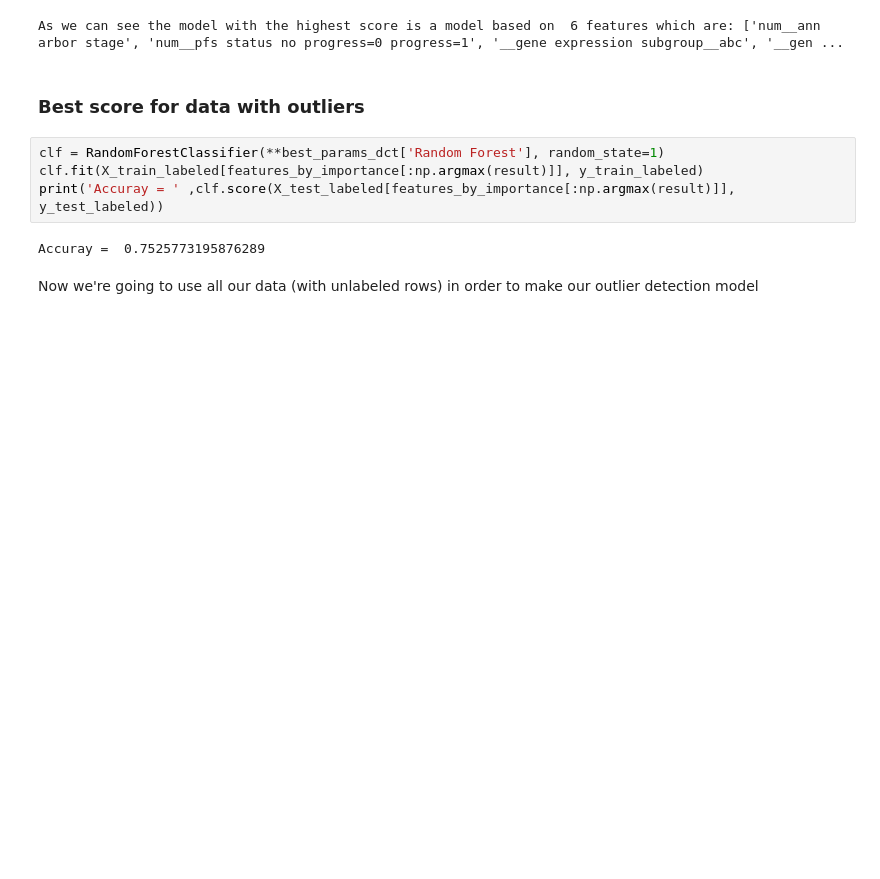
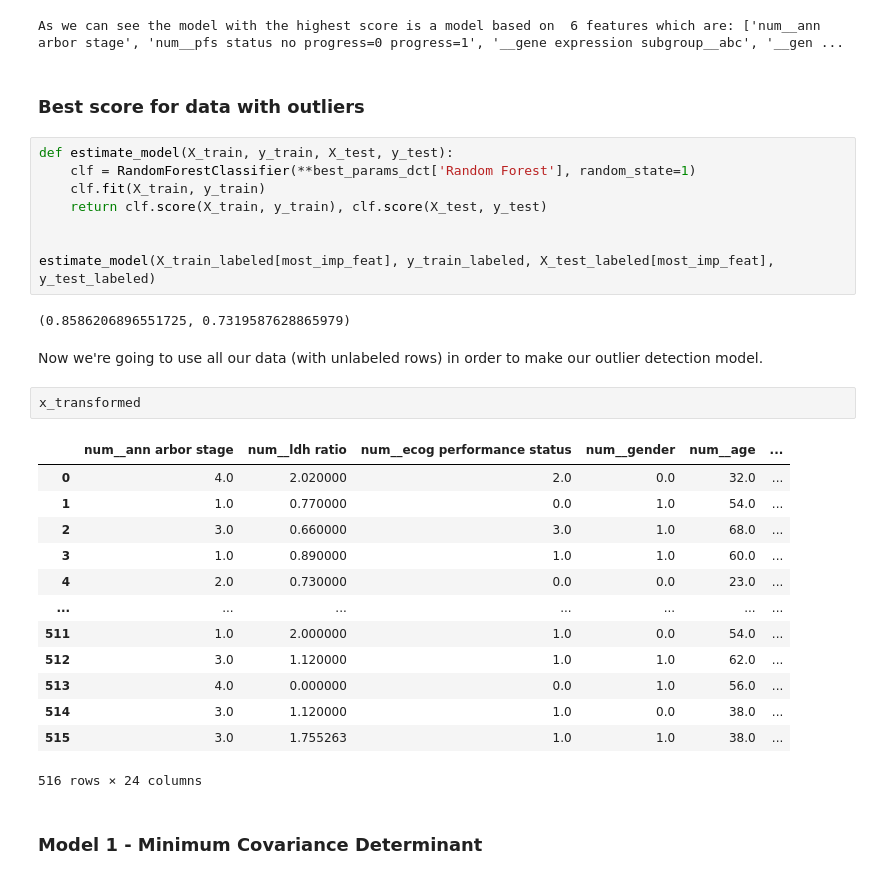
Before and after one commit to tamarshnirer/Anomality_Detection_in_Lymphoma_Patients, a Jupyter notebook: Untitled.ipynb, the cells around one changed output. Drawn from its saved outputs; the diff is of its cells as text; blank space fills up the shorter version.

```diff
--- a/Untitled.ipynb
+++ b/Untitled.ipynb
@@ -1042,10 +1050,32 @@ As we can see the model with the highest score is a model based on  6 features w
 # %% [markdown]
 ### Best score for data with outliers
 # %%
-clf = RandomForestClassifier(**best_params_dct['Random Forest'], random_state=1)
-clf.fit(X_train_labeled[features_by_importance[:np.argmax(result)]], y_train_labeled)
-print('Accuray = ' ,clf.score(X_test_labeled[features_by_importance[:np.argmax(result)]], y_test_labeled))
+def estimate_model(X_train, y_train, X_test, y_test):
+    clf = RandomForestClassifier(**best_params_dct['Random Forest'], random_state=1)
+    clf.fit(X_train, y_train)
+    return clf.score(X_train, y_train), clf.score(X_test, y_test)
+
+
+estimate_model(X_train_labeled[most_imp_feat], y_train_labeled, X_test_labeled[most_imp_feat], y_test_labeled)
 # %% [output]
-Accuray =  0.7525773195876289
+(0.8586206896551725, 0.7319587628865979)
 # %% [markdown]
-Now we're going to use all our data (with unlabeled rows) in order to make our outlier detection model
+Now we're going to use all our data (with unlabeled rows) in order to make our outlier detection model.
+# %%
+x_transformed
+# %% [output]
+|  | num__ann arbor stage | num__ldh ratio | num__ecog performance status | num__gender | num__age | ... |
+| 0 | 4.0 | 2.020000 | 2.0 | 0.0 | 32.0 | ... |
+| 1 | 1.0 | 0.770000 | 0.0 | 1.0 | 54.0 | ... |
+| 2 | 3.0 | 0.660000 | 3.0 | 1.0 | 68.0 | ... |
+| 3 | 1.0 | 0.890000 | 1.0 | 1.0 | 60.0 | ... |
+| 4 | 2.0 | 0.730000 | 0.0 | 0.0 | 23.0 | ... |
+| ... | ... | ... | ... | ... | ... | ... |
+| 511 | 1.0 | 2.000000 | 1.0 | 0.0 | 54.0 | ... |
+| 512 | 3.0 | 1.120000 | 1.0 | 1.0 | 62.0 | ... |
+| 513 | 4.0 | 0.000000 | 0.0 | 1.0 | 56.0 | ... |
+| 514 | 3.0 | 1.120000 | 1.0 | 0.0 | 38.0 | ... |
+| 515 | 3.0 | 1.755263 | 1.0 | 1.0 | 38.0 | ... |
+516 rows × 24 columns
+# %% [markdown]
+### Model 1 - Minimum Covariance Determinant
```
Also changed, not shown: parts of 17 cells of this notebook, 1 other file.
